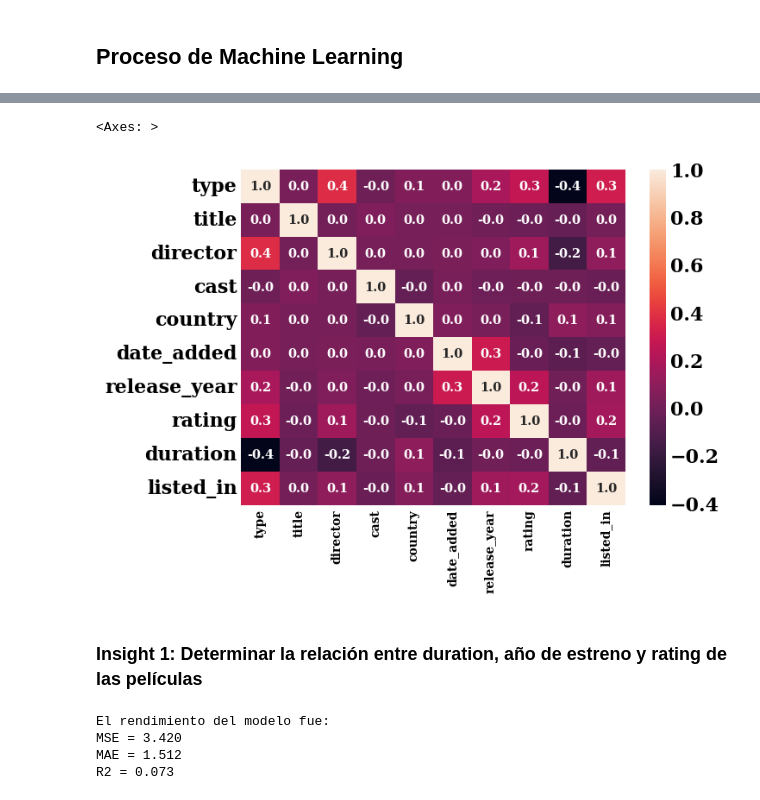
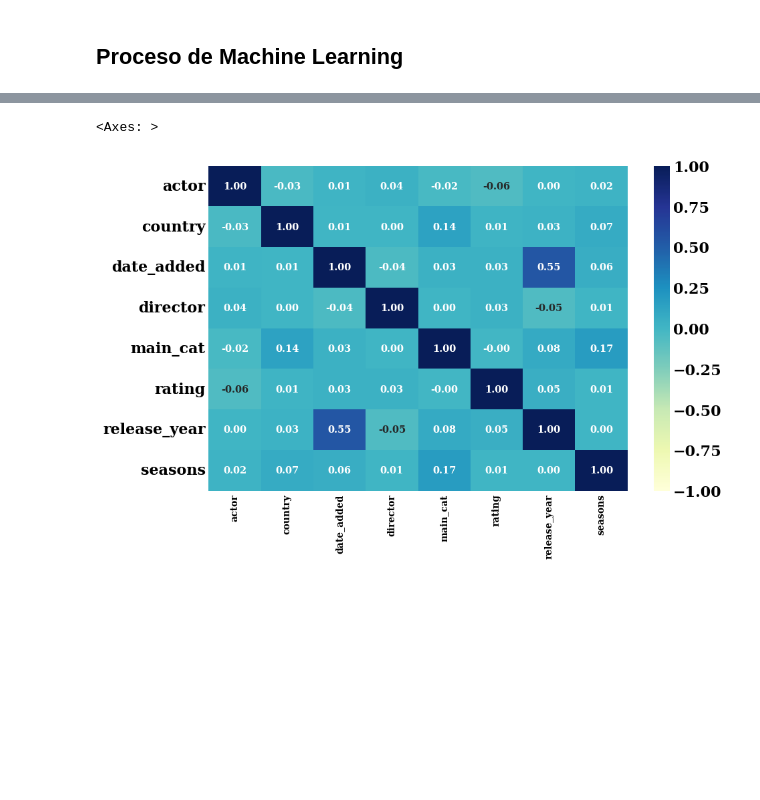
Before and after one commit to pablocarmona1527/Data_analyst, a Jupyter notebook: netflix_eda.ipynb, the cells around one changed output, grey strips where cells are left out. Drawn from its saved outputs; the diff is of its cells as text; code cells hidden in the pictures; blank space fills up the shorter version.

Commit message:
Finaliza el analisis de Netflix

```diff
--- a/netflix_eda.ipynb
+++ b/netflix_eda.ipynb
@@ -63,9 +67,9 @@ df['date_added'] = pd.to_datetime(df['date_added'],format='%B %d, %Y')
 
 df['release_year'] = df['release_year'].astype(np.int16)
 
-##Obtener columna de años desde estreno hasta lanzamiento en netlix
+# ##Obtener columna de años desde estreno hasta lanzamiento en netlix
 
-df['year_to_netflix'] = df['date_added'].dt.year - df['release_year']
+# df['year_to_netflix'] = df['date_added'].dt.year - df['release_year']
 # %% [markdown]
 ### Estilos para los gráficos
 # %%
@@ -284,18 +288,17 @@ plt.show()
 ###Vamos a obtener una columna donde solo esté el actor principal de cada show y la cantidad de temporadas
 
 df['actor'] = df['cast'].str.split(', ',expand=True)[0]
-df['seasons'] = df['duration'].str.split(' ',expand=True)[0]
+df['seasons'] = df['duration'].str.split(' ',expand=True)[0].astype(np.int16)
+df['date_added'] = df['date_added'].dt.year
+shows = df.loc[df['type']=='TV Show'].drop(columns=['type','listed_in','cast','duration']).sort_index(axis=1)
 
-shows = df.loc[df['type']=='TV Show'].drop(columns=['type','listed_in','cast','duration']).sort_index(axis=1)
-from sklearn.model_selection import train_test_split
+##Vamos a usar el label enconder para convertir las variables categóricas a numéricas
+
 from sklearn.preprocessing import LabelEncoder
 
-##Paso 1: codificar las variables para que sean numéricas
+enconder = LabelEncoder()
 
-# variables_cat = df_filtered.select_dtypes('O')
+cat = shows.select_dtypes('O')
 
-# label = LabelEncoder()
-
-# for col in variables_cat:
-#     df_filtered[col] = label.fit_transform(df_filtered[col].astype(str))
-shows
+for i, col in enumerate(cat):
+    shows[col] = enconder.fit_transform(shows[col])
@@ -316,42 +305,9 @@ shows
 # %%
 ##Determinar correlaciones
 
-sns.heatmap(df_filtered.corr(),annot=True,fmt='.1f')
+corr = shows.corr()
+fig, ax = plt.subplots(figsize=(9,6))
+sns.heatmap(corr,annot=True,cmap='YlGnBu',ax=ax,vmin=-1,fmt='.2f')
 # %% [output]
 <Axes: >
-[figure, old version]
+[figure, new version]
-# %% [markdown]
-### Insight 1: Determinar la relación entre duration, año de estreno y rating de las películas
-# %%
-df_films = df_filtered.loc[df_filtered['type']==0]
-
-##Librerías
-from sklearn.linear_model import LinearRegression
-from sklearn.metrics import mean_squared_error, mean_absolute_error, r2_score
-
-
-##Modelo de regresion lineal simple
-
-linear = LinearRegression()
-
-x = df_films[['duration','release_year']]
-y = df_films['rating']
-
-x_train, x_test, y_train, y_test = train_test_split(x,y,test_size=0.25,random_state=3)
-
-linear.fit(x_train,y_train)
-
-y_pred = linear.predict(x_test)
-
-##Evaluar el modelo
-
-mse = mean_squared_error(y_test,y_pred)
-mae = mean_absolute_error(y_test,y_pred)
-r2 = r2_score(y_test,y_pred)
-
-print('El rendimiento del modelo fue: ', f'\nMSE = {mse:.3f}\nMAE = {mae:.3f}\nR2 = {r2:.3f}')
-# %% [output]
-El rendimiento del modelo fue:
-MSE = 3.420
-MAE = 1.512
-R2 = 0.073
```
Also changed, not shown: parts of 12 cells of this notebook.
